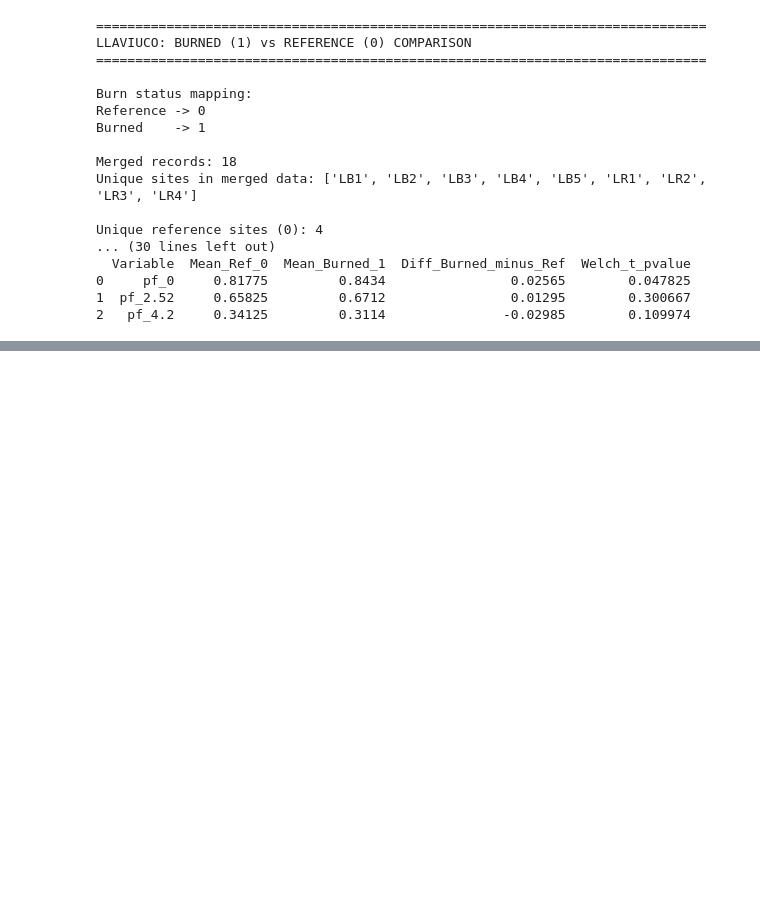
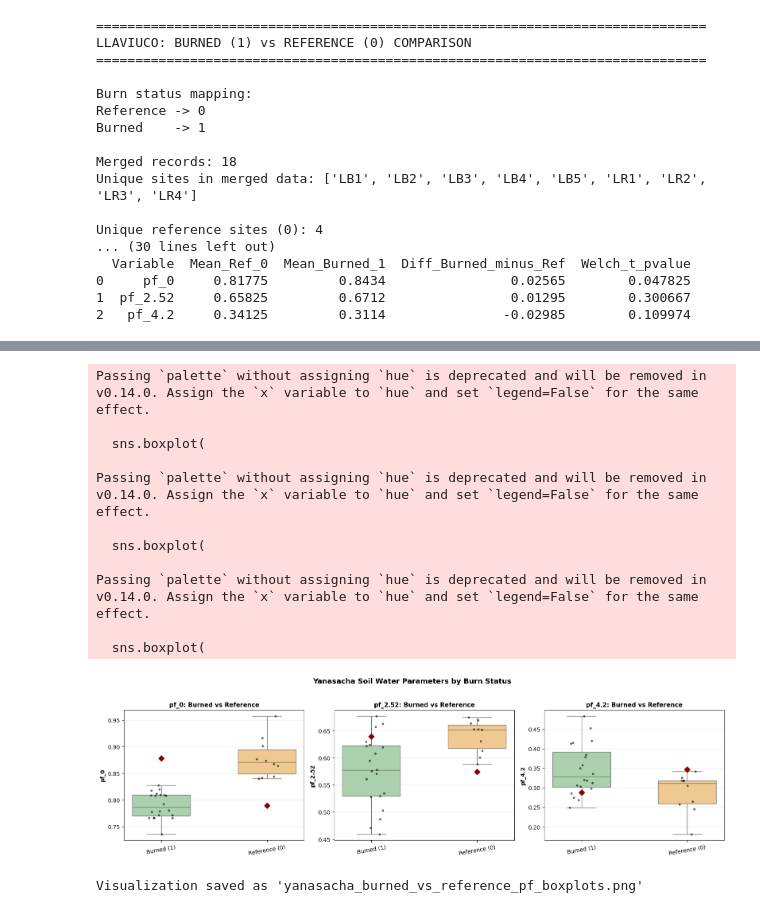
Before and after one commit to eemahon/bachelorThesis_paramos, a Jupyter notebook: datos_martha/sites_analysis.ipynb, the cells around one changed output, grey strips where cells are left out. Cells and saved outputs as stored; diff of their text form; code cells hidden in the pictures; blank space fills up the shorter version.

```diff
--- a/datos_martha/sites_analysis.ipynb
+++ b/datos_martha/sites_analysis.ipynb
@@ -615,0 +718,64 @@ Visualization saved as 'llaviuco_burned_vs_reference_pf_boxplots.png'
+# %%
+# Visualizations: Yanasacha burned (1) vs reference (0) for pf variables
+plot_df = yanasacha_merged.copy()
+plot_df['Burn_Label'] = plot_df['Burn_Status'].map({0: 'Reference (0)', 1: 'Burned (1)'})
+
+pf_plot_cols = [' pf_0', ' pf_2.52', ' pf_4.2']
+pf_plot_titles = ['pf_0', 'pf_2.52', 'pf_4.2']
+
+fig, axes = plt.subplots(1, 3, figsize=(16, 4.5), sharex=False)
+
+for ax, col, title in zip(axes, pf_plot_cols, pf_plot_titles):
+    sns.boxplot(
+        data=plot_df,
+        x='Burn_Label',
+        y=col,
+        ax=ax,
+        width=0.55,
+        showfliers=False,
+        palette=['#A5D6A7', '#FFCC80']
+    )
+    sns.stripplot(
+        data=plot_df,
+        x='Burn_Label',
+        y=col,
+        ax=ax,
+        color='black',
+        alpha=0.6,
+        jitter=0.12,
+        size=4
+    )
+
+    # Add mean markers
+    means = plot_df.groupby('Burn_Label')[col].mean()
+    x_positions = [0, 1]
+    for xpos, label in zip(x_positions, ['Reference (0)', 'Burned (1)']):
+        if label in means.index:
+            ax.scatter(xpos, means[label], color='darkred', s=55, marker='D', zorder=5)
+
+    ax.set_title(f'{title}: Burned vs Reference', fontsize=11, fontweight='bold')
+    ax.set_xlabel('')
+    ax.set_ylabel(title, fontsize=10, fontweight='bold')
+    ax.grid(True, axis='y', alpha=0.25)
+    ax.tick_params(axis='x', rotation=10)
+
+plt.suptitle('Yanasacha Soil Water Parameters by Burn Status', fontsize=13, fontweight='bold', y=1.03)
+plt.tight_layout()
+plt.savefig('yanasacha_burned_vs_reference_pf_boxplots.png', dpi=150, bbox_inches='tight')
+plt.show()
+
+print("Visualization saved as 'yanasacha_burned_vs_reference_pf_boxplots.png'")
+# %% [output]
+Passing `palette` without assigning `hue` is deprecated and will be removed in v0.14.0. Assign the `x` variable to `hue` and set `legend=False` for the same effect.
+
+  sns.boxplot(
+
+Passing `palette` without assigning `hue` is deprecated and will be removed in v0.14.0. Assign the `x` variable to `hue` and set `legend=False` for the same effect.
+
+  sns.boxplot(
+
+Passing `palette` without assigning `hue` is deprecated and will be removed in v0.14.0. Assign the `x` variable to `hue` and set `legend=False` for the same effect.
+
+  sns.boxplot(
+[figure, added]
+Visualization saved as 'yanasacha_burned_vs_reference_pf_boxplots.png'
```
Also changed, not shown: parts of 7 cells of this notebook, 16 other files.
